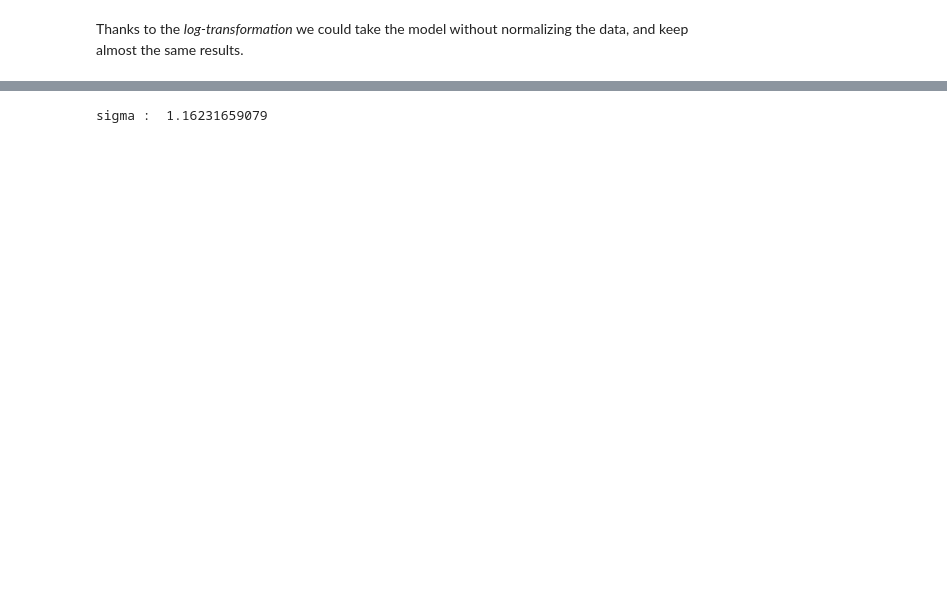
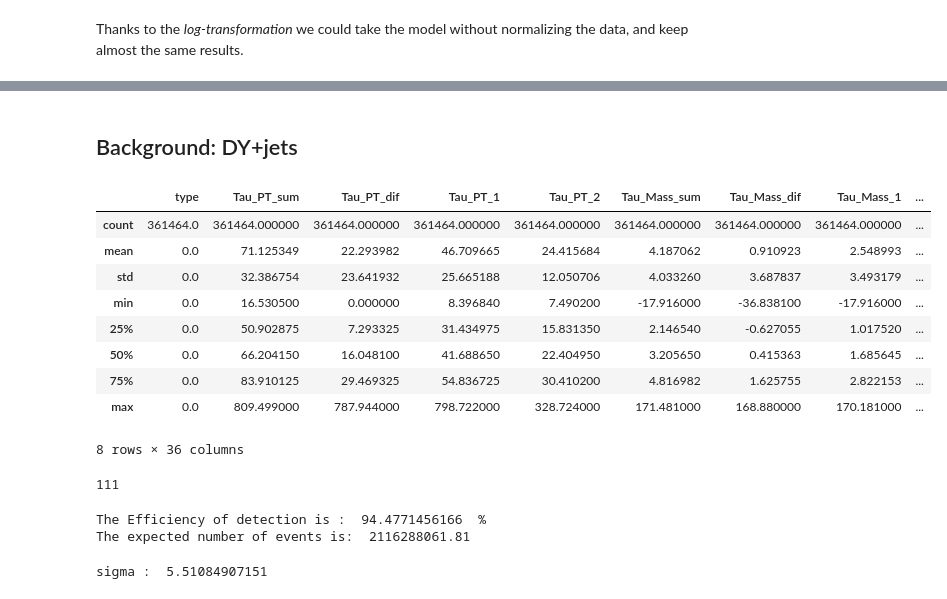
Before and after one commit to Torroledo/ZprimeBosonVectorModel, a Jupyter notebook: newImplementation/signal0p5TeV_CrossValidationFeatureSelection.ipynb, the cells around one changed output, grey strips where cells are left out. Saved outputs shown, nothing was run; the diff lists cells and outputs as text; code cells hidden in the pictures; blank space fills up the shorter version.

```diff
--- a/newImplementation/signal0p5TeV_CrossValidationFeatureSelection.ipynb
+++ b/newImplementation/signal0p5TeV_CrossValidationFeatureSelection.ipynb
@@ -601,0 +624,21 @@ The expected number of signal events is:  2998588343.06
+# %% [markdown]
+## Background: DY+jets
+# %%
+# Import random sample from ROOT
+fullBack2 = pd.read_csv('fullSample/DY+jets.root.csv')
+fullBack2.describe()
+# %% [output]
+|  | type | Tau_PT_sum | Tau_PT_dif | Tau_PT_1 | Tau_PT_2 | Tau_Mass_sum | Tau_Mass_dif | Tau_Mass_1 | ... |
+| count | 361464.0 | 361464.000000 | 361464.000000 | 361464.000000 | 361464.000000 | 361464.000000 | 361464.000000 | 361464.000000 | ... |
+| mean | 0.0 | 71.125349 | 22.293982 | 46.709665 | 24.415684 | 4.187062 | 0.910923 | 2.548993 | ... |
+| std | 0.0 | 32.386754 | 23.641932 | 25.665188 | 12.050706 | 4.033260 | 3.687837 | 3.493179 | ... |
+| min | 0.0 | 16.530500 | 0.000000 | 8.396840 | 7.490200 | -17.916000 | -36.838100 | -17.916000 | ... |
+| 25% | 0.0 | 50.902875 | 7.293325 | 31.434975 | 15.831350 | 2.146540 | -0.627055 | 1.017520 | ... |
+| 50% | 0.0 | 66.204150 | 16.048100 | 41.688650 | 22.404950 | 3.205650 | 0.415363 | 1.685645 | ... |
+| 75% | 0.0 | 83.910125 | 29.469325 | 54.836725 | 30.410200 | 4.816982 | 1.625755 | 2.822153 | ... |
+| max | 0.0 | 809.499000 | 787.944000 | 798.722000 | 328.724000 | 171.481000 | 168.880000 | 170.181000 | ... |
+8 rows × 36 columns
+# %%
+fullBack2['type'][fullBack2['Jet_Mass_sum']<=0].count()
+# %% [output]
+111
@@ -602,5 +649,11 @@ The expected number of signal events is:  2998588343.06
+# %%
+cross_section_back2 = 22400 # picoBarns
+N_back2 = GetExpectedNumberEvents(full_sample_back2_abs,cross_section_back2,signal_detect=False)
+# %% [output]
+The Efficiency of detection is :  94.4771456166  %
+The expected number of events is:  2116288061.81
 # %%
-sigma = N_s/(N_s+N_b)**0.5
+sigma = N_signal/(N_signal+N_back1+N_back2)**0.5
 print "sigma : ", sigma
 # %% [output]
-sigma :  1.16231659079
+sigma :  5.51084907151
```
Also changed, not shown: parts of 47 cells of this notebook.
